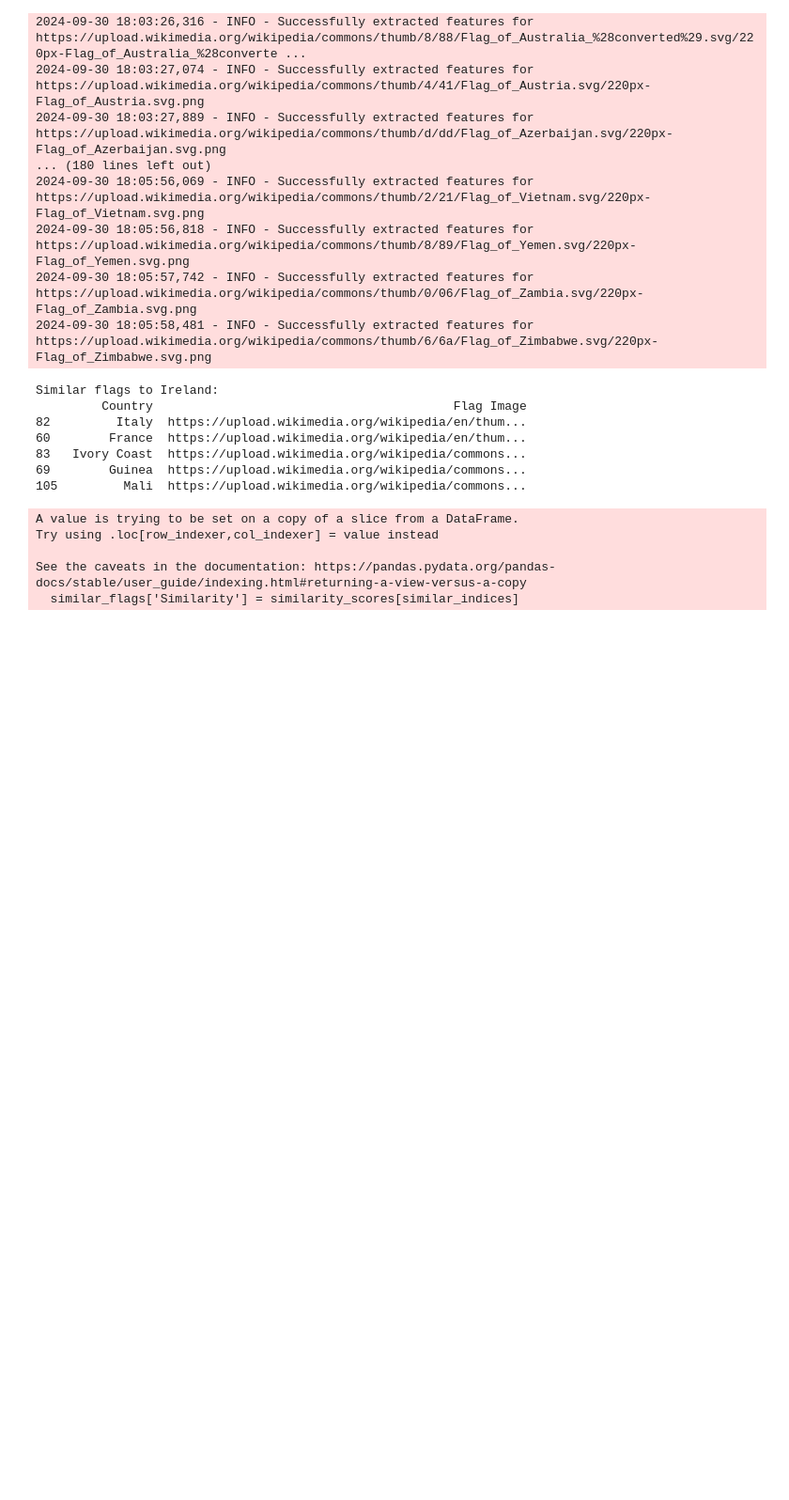
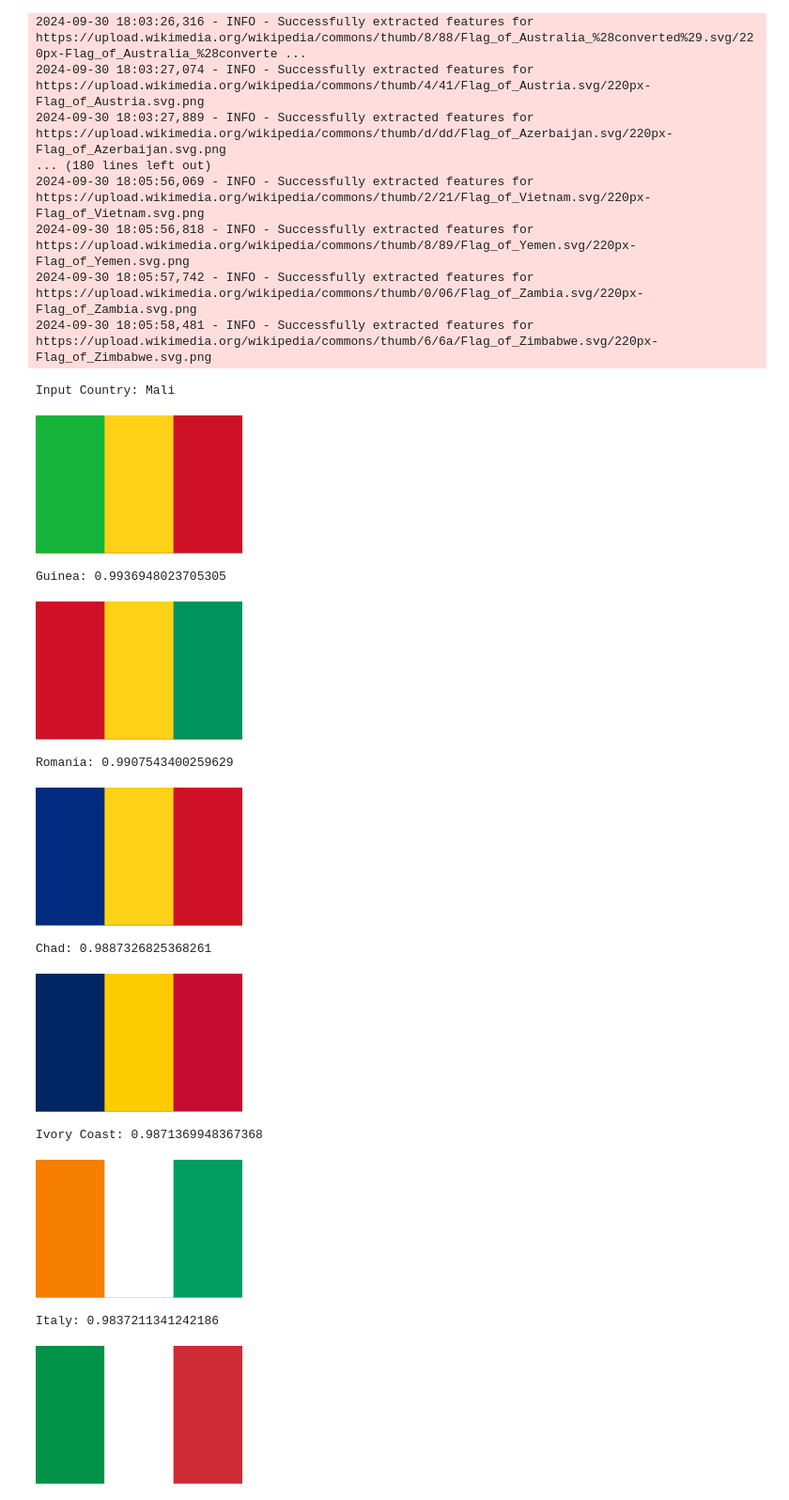
Before and after one commit to tapanBabbar9/computer-vision, a Jupyter notebook: flag-similarity/flag_search.ipynb, the cells around one changed output. Shown at 94% size. Cells and saved outputs as stored; diff of their text form; code cells hidden in the pictures; blank space fills up the shorter version.

Commit message:
feat:cosine similarity

```diff
--- a/flag-similarity/flag_search.ipynb
+++ b/flag-similarity/flag_search.ipynb
@@ -201,21 +215,33 @@ def find_similar_flags(country_name, top_n=5):
-# %%
-# Example: Find similar flags for Afghanistan
-country_to_search = 'Ireland'
-similar_flags = find_similar_flags(country_to_search)
-
-# Display the results
-print(f"Similar flags to {country_to_search}:")
-print(similar_flags[['Country', 'Flag Image']])
-# %% [output]
-Similar flags to Ireland:
-         Country                                         Flag Image
-82         Italy  https://upload.wikimedia.org/wikipedia/en/thum...
-60        France  https://upload.wikimedia.org/wikipedia/en/thum...
-83   Ivory Coast  https://upload.wikimedia.org/wikipedia/commons...
-69        Guinea  https://upload.wikimedia.org/wikipedia/commons...
-105         Mali  https://upload.wikimedia.org/wikipedia/commons...
-A value is trying to be set on a copy of a slice from a DataFrame.
-Try using .loc[row_indexer,col_indexer] = value instead
-
-See the caveats in the documentation: https://pandas.pydata.org/pandas-docs/stable/user_guide/indexing.html#returning-a-view-versus-a-copy
-  similar_flags['Similarity'] = similarity_scores[similar_indices]
+# %%
+# Example usage
+csv_file = 'national_flag_embeddings.csv'
+df = pd.read_csv(csv_file)
+input_country = 'Mali'
+print(f"Input Country: {input_country}")
+input_country_row = df[df['Country'] == input_country].iloc[0]
+
+response = requests.get(input_country_row['Flag Image'])
+img = Image.open(BytesIO(response.content))
+display(img)
+
+top_5_countries = get_top_5_similar_countries(input_country, csv_file)
+
+for country, score in top_5_countries:
+    country_row = df[df['Country'] == country].iloc[0]
+    print(f"{country}: {score}")
+    response = requests.get(country_row['Flag Image'])
+    img = Image.open(BytesIO(response.content))
+    display(img)
+# %% [output]
+Input Country: Mali
+[figure, added]
+Guinea: 0.9936948023705305
+[figure, added]
+Romania: 0.9907543400259629
+[figure, added]
+Chad: 0.9887326825368261
+[figure, added]
+Ivory Coast: 0.9871369948367368
+[figure, added]
+Italy: 0.9837211341242186
+[figure, added]
```
Also changed, not shown: parts of 2 cells of this notebook, 3 other files.
